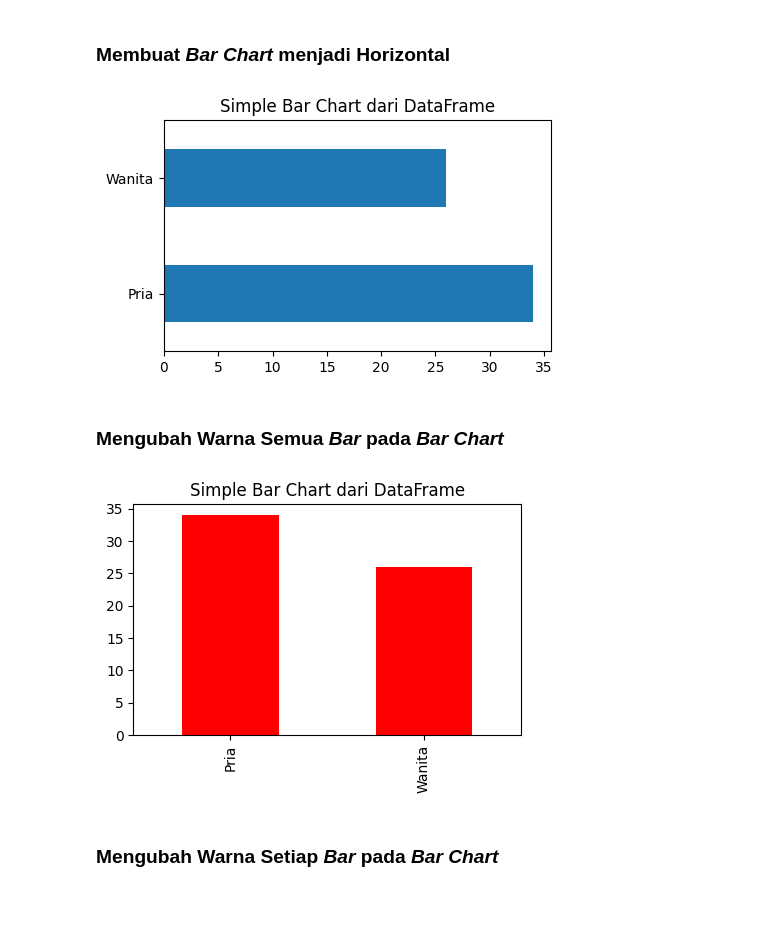
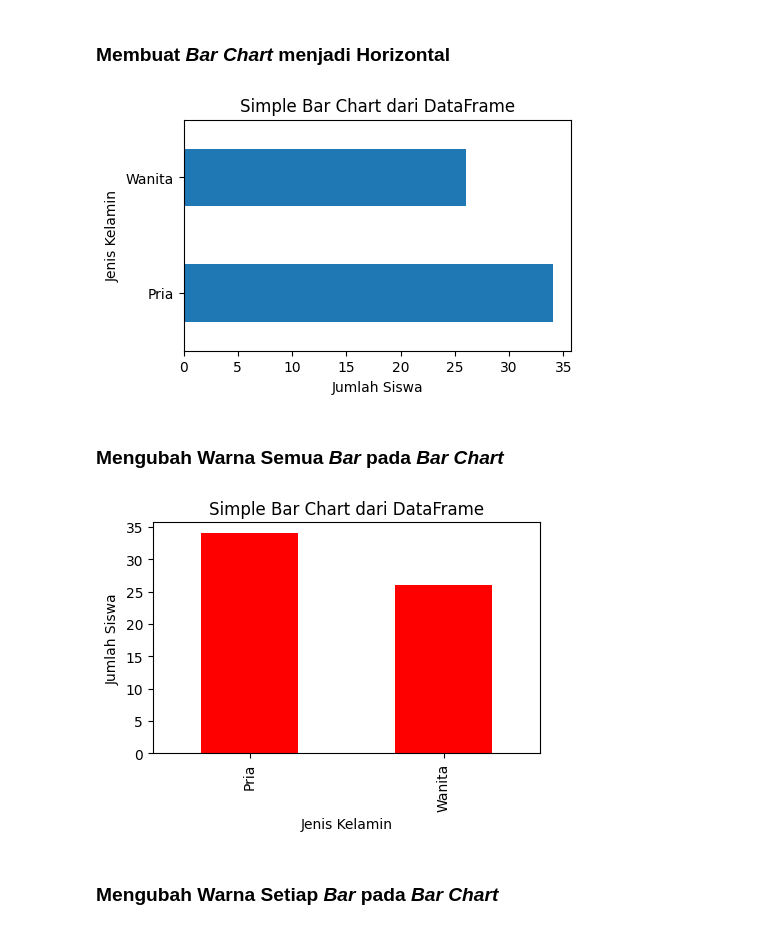
Before and after one commit to sinubi-idr/data-visualization-matplotlib, a Jupyter notebook: Matplotlib_Simple_Bar_Chart.ipynb, the cells around one changed output. Drawn from its saved outputs; the diff is of its cells as text; code cells hidden in the pictures; blank space fills up the shorter version.

```diff
--- a/Matplotlib_Simple_Bar_Chart.ipynb
+++ b/Matplotlib_Simple_Bar_Chart.ipynb
@@ -137,11 +152,13 @@ plt.show()
 # %%
 # Membuat Simple Bar Chart
 plt.figure(figsize=(5,3))                            # Ukuran Gambar (dalam inci)
 data_df['Jenis Kelamin'].value_counts().plot.barh()
 plt.title('Simple Bar Chart dari DataFrame')         # Judul Gambar
+plt.xlabel('Jumlah Siswa')                           # Keterangan untuk Sumbu X
+plt.ylabel('Jenis Kelamin')                          # Keterangan untuk Sumbu Y
 plt.show()
 # %% [output]
-[figure, old version]
+[figure, new version]
 # %% [markdown]
 ### Mengubah Warna Semua *Bar* pada *Bar Chart*
 # %%
@@ -149,9 +166,11 @@ plt.show()
 plt.figure(figsize=(5,3))                                        # Ukuran Gambar (dalam inci)
 data_df['Jenis Kelamin'].value_counts().plot.bar(color = 'red')
 plt.title('Simple Bar Chart dari DataFrame')                     # Judul Gambar
+plt.xlabel('Jenis Kelamin')                                      # Keterangan untuk Sumbu X
+plt.ylabel('Jumlah Siswa')                                       # Keterangan untuk Sumbu Y
 plt.show()
 # %% [output]
-[figure, old version]
+[figure, new version]
 # %% [markdown]
 ### Mengubah Warna Setiap *Bar* pada *Bar Chart*
 # %%
```
Also changed, not shown: parts of 7 cells of this notebook.
